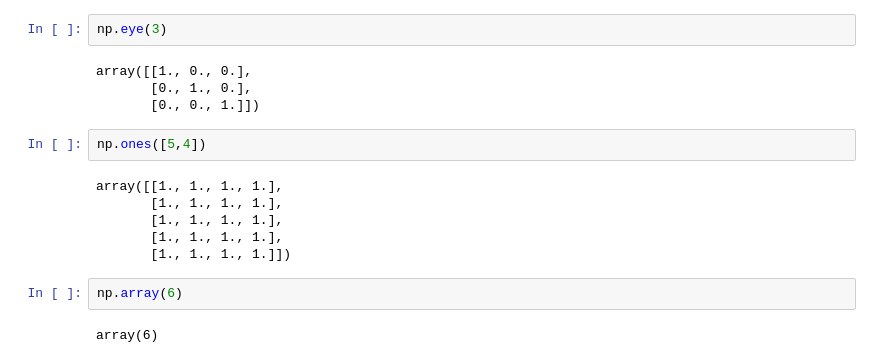
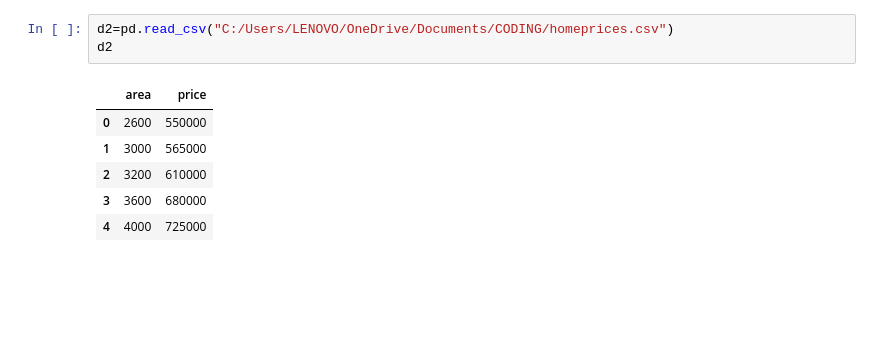
Before and after one commit to Jayakrishna28/Programs, a Jupyter notebook: DATASCIENCE/Sample.ipynb, the cells around one changed output. Drawn from its saved outputs; the diff is of its cells as text; blank space fills up the shorter version.

```diff
--- a/DATASCIENCE/Sample.ipynb
+++ b/DATASCIENCE/Sample.ipynb
@@ -18,18 +23,10 @@ array([  0,   1,   2,   3,   4,   5,   6,   7,   8,   9,  10,  11,  12,
-# %%
-np.eye(3)
-# %% [output]
-array([[1., 0., 0.],
-       [0., 1., 0.],
-       [0., 0., 1.]])
-# %%
-np.ones([5,4])
-# %% [output]
-array([[1., 1., 1., 1.],
-       [1., 1., 1., 1.],
-       [1., 1., 1., 1.],
-       [1., 1., 1., 1.],
-       [1., 1., 1., 1.]])
-# %%
-np.array(6)
-# %% [output]
-array(6)
+# %%
+d2=pd.read_csv("C:/Users/LENOVO/OneDrive/Documents/CODING/homeprices.csv")
+d2
+# %% [output]
+|  | area | price |
+| 0 | 2600 | 550000 |
+| 1 | 3000 | 565000 |
+| 2 | 3200 | 610000 |
+| 3 | 3600 | 680000 |
+| 4 | 4000 | 725000 |
```
Also changed, not shown: parts of 6 cells of this notebook, 1 other file.
